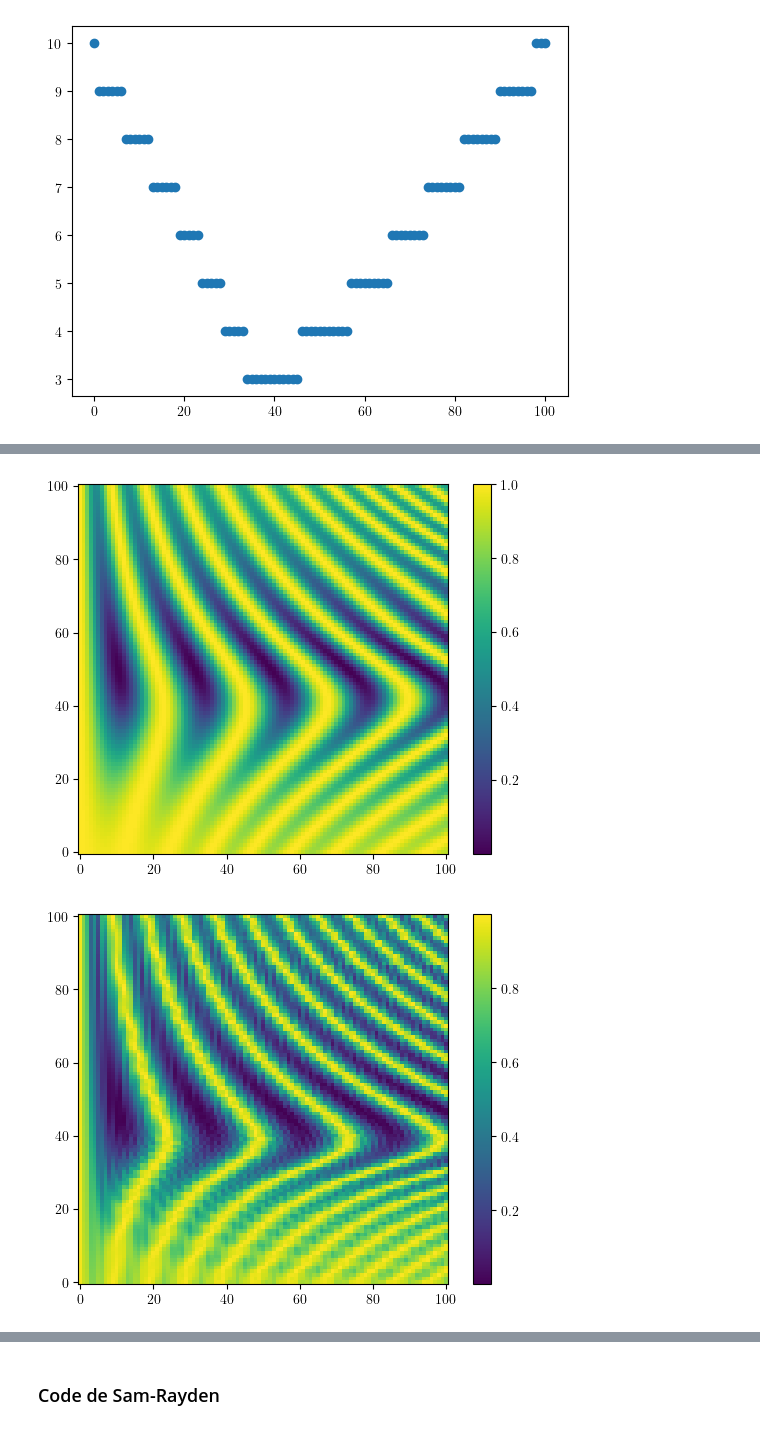
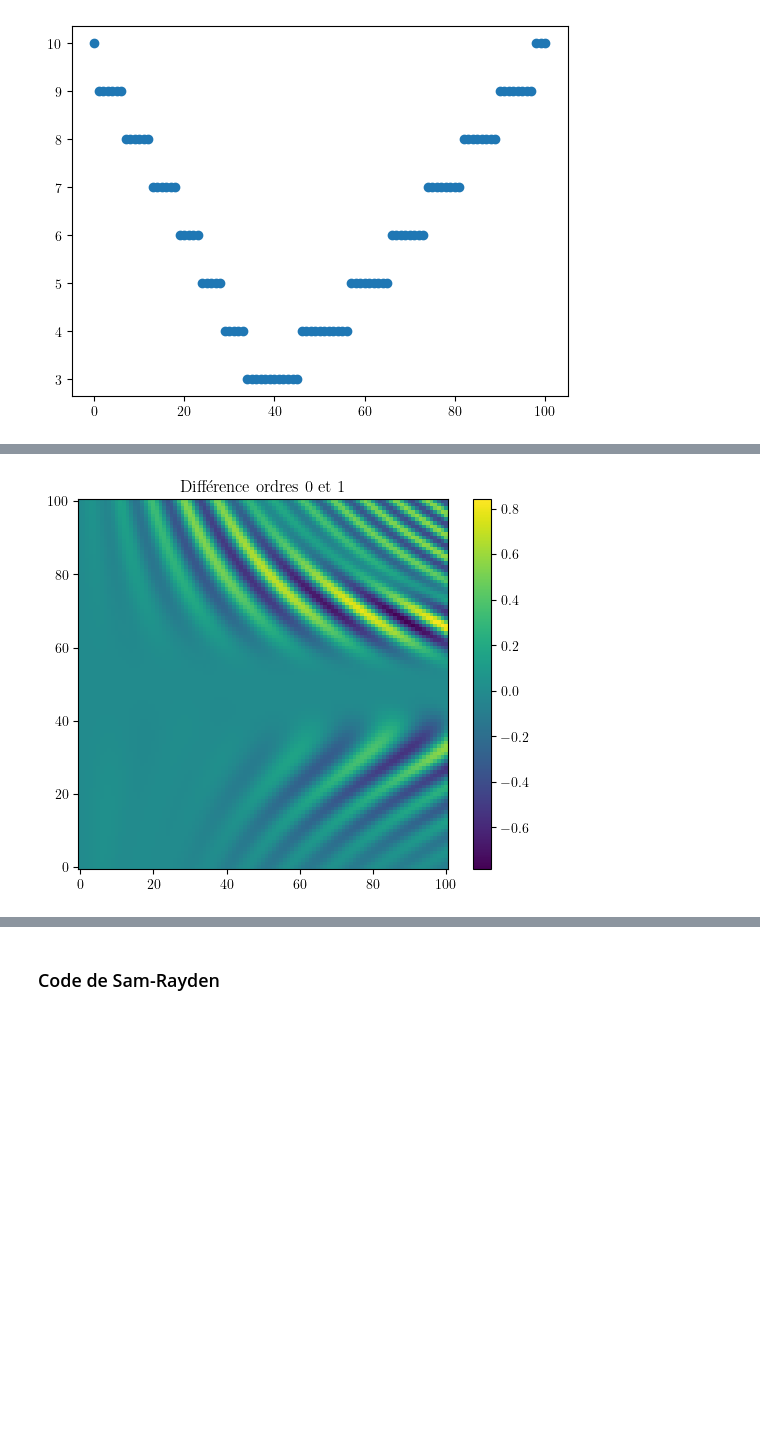
Before and after one commit to ekspone/GyroSpin, a Jupyter notebook: TheEND/rabi_plot.ipynb, the cells around one changed output, grey strips where cells are left out. Saved outputs shown, nothing was run; the diff lists cells and outputs as text; code cells hidden in the pictures; blank space fills up the shorter version.

```diff
--- a/TheEND/rabi_plot.ipynb
+++ b/TheEND/rabi_plot.ipynb
@@ -177,45 +212,8 @@ plt.show()
-# %%
-def f_R_test(delta, t):
-    #return (1 * f_R_0) * ( (1 + delta / f_L_0)**2 ) # * np.cos(delta * t)
-    return f_R_0 * (  1 + delta * (1 +  np.sinc(delta * t / np.pi)) / f_L_0  )
-
-def bricole_freq(delta, t):
-    f_L_new = f_L_0 + delta * np.sinc(delta * t / np.pi)
-    f_R_new = f_R_0 * (  1 + delta * (1 +  np.sinc(delta * t / np.pi)) / f_L_0  )
-
-    #return np.sqrt( f_R_0**2 + delta**2 ) / 2
-
-    #www = f_R_test(delta, t) / 2
-    www = f_R_new
-    return np.sqrt( www**2 + delta**2 ) / 2
-
-def Theta_svp(delta, t):
-    theta = np.zeros((len(delta), len(t)))
-    for i in range(len(delta)):
-        for j in range(len(t)):
-            f_R_1 = f_R_test(delta[i], t[j])
-            num = f_R_1**2
-            den = f_R_1**2 + delta[i]**2
-            W = bricole_freq(delta[i], t[j])
-            mod = np.sin(2 * np.pi * W * t[j])**2
-            theta[i, j] = (num / den) * mod
-    return theta
-
-
-y_svp = Theta_svp(delta, t_burst)
-
-plt.figure()
-plt.imshow(1-y_svp, origin = "lower")
-plt.colorbar()
-plt.show()
-
-
-plt.figure()
-plt.imshow(RabiX, origin = "lower")
-plt.colorbar()
-
-
-plt.show()
-# %% [output]
-[figure, removed]
-[figure, removed]
+# %%
+plt.figure()
+plt.imshow(y_svp-y_svp2, origin = "lower")
+plt.colorbar()
+plt.title('Différence ordres 0 et 1')
+plt.show()
+# %% [output]
+[figure, added]
```
Also changed, not shown: parts of 9 cells of this notebook, 11 other files.
